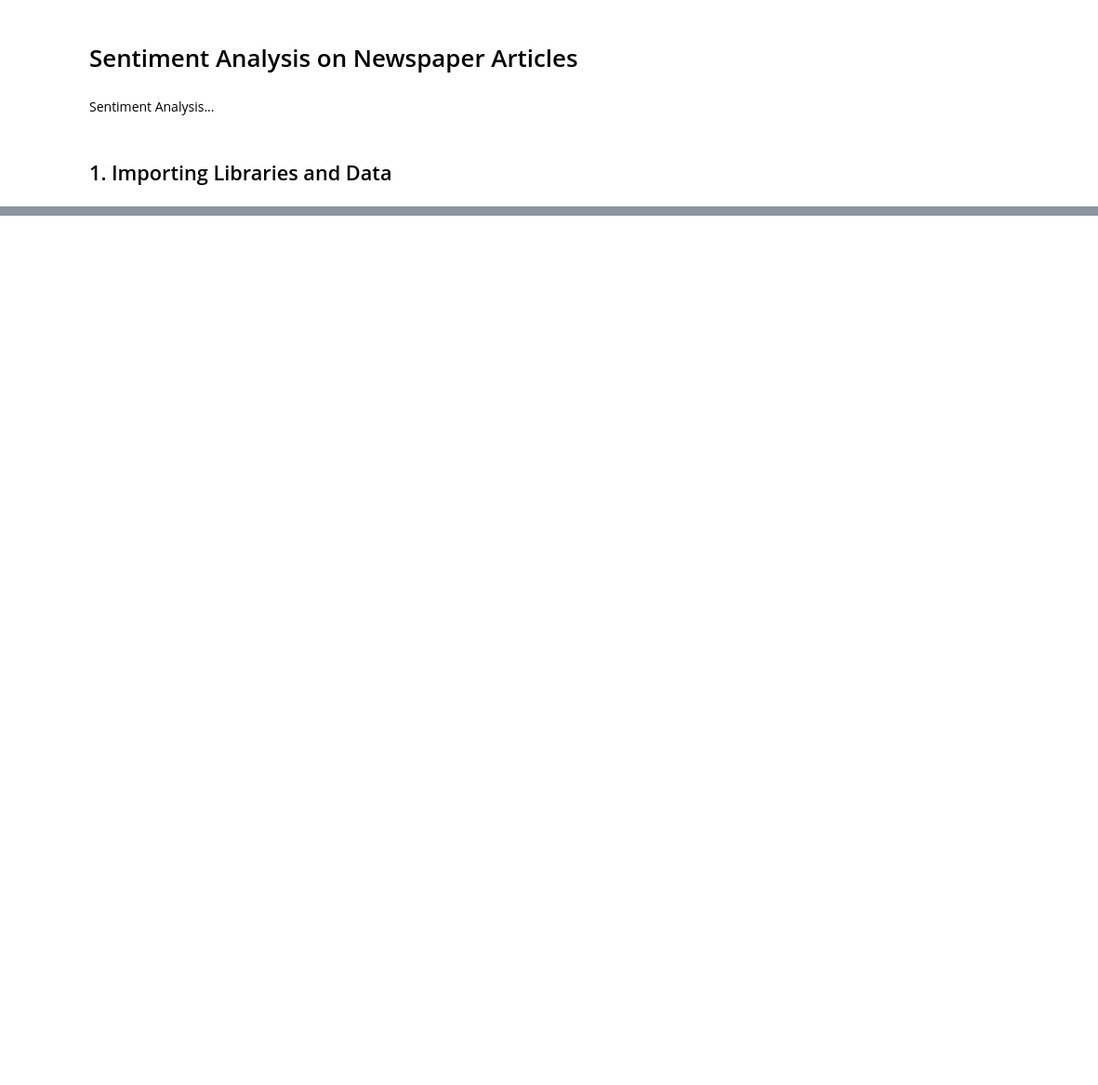
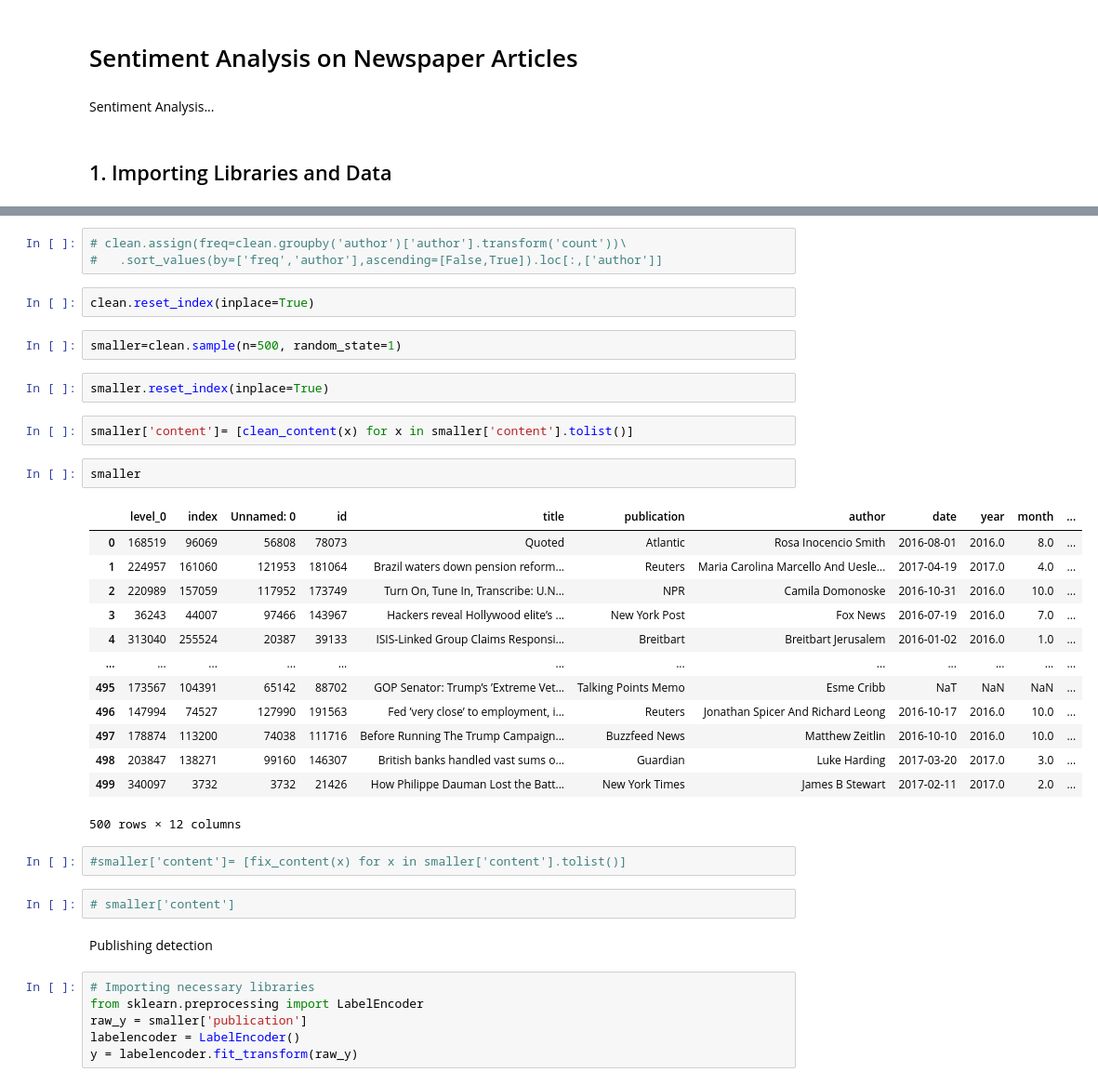
Before and after one commit to davidholcer/All-The-News-Sentiment-Analysis, a Jupyter notebook: Sentiment_Analysis.ipynb, the cells around one changed output, grey strips where cells are left out. Shown at 93% size. Saved outputs shown, nothing was run; the diff lists cells and outputs as text; blank space fills up the shorter version.

```diff
--- a/Sentiment_Analysis.ipynb
+++ b/Sentiment_Analysis.ipynb
@@ -46,0 +163,39 @@ df1.iloc[i,9]
+# %%
+# clean.assign(freq=clean.groupby('author')['author'].transform('count'))\
+#   .sort_values(by=['freq','author'],ascending=[False,True]).loc[:,['author']]
+# %%
+clean.reset_index(inplace=True)
+# %%
+smaller=clean.sample(n=500, random_state=1)
+# %%
+smaller.reset_index(inplace=True)
+# %%
+smaller['content']= [clean_content(x) for x in smaller['content'].tolist()]
+# %%
+smaller
+# %% [output]
+|  | level_0 | index | Unnamed: 0 | id | title | publication | author | date | year | month | ... |
+| 0 | 168519 | 96069 | 56808 | 78073 | Quoted | Atlantic | Rosa Inocencio Smith | 2016-08-01 | 2016.0 | 8.0 | ... |
+| 1 | 224957 | 161060 | 121953 | 181064 | Brazil waters down pension reform... | Reuters | Maria Carolina Marcello And Uesle... | 2017-04-19 | 2017.0 | 4.0 | ... |
+| 2 | 220989 | 157059 | 117952 | 173749 | Turn On, Tune In, Transcribe: U.N... | NPR | Camila Domonoske | 2016-10-31 | 2016.0 | 10.0 | ... |
+| 3 | 36243 | 44007 | 97466 | 143967 | Hackers reveal Hollywood elite’s ... | New York Post | Fox News | 2016-07-19 | 2016.0 | 7.0 | ... |
+| 4 | 313040 | 255524 | 20387 | 39133 | ISIS-Linked Group Claims Responsi... | Breitbart | Breitbart Jerusalem | 2016-01-02 | 2016.0 | 1.0 | ... |
+| ... | ... | ... | ... | ... | ... | ... | ... | ... | ... | ... | ... |
+| 495 | 173567 | 104391 | 65142 | 88702 | GOP Senator: Trump’s ’Extreme Vet... | Talking Points Memo | Esme Cribb | NaT | NaN | NaN | ... |
+| 496 | 147994 | 74527 | 127990 | 191563 | Fed ’very close’ to employment, i... | Reuters | Jonathan Spicer And Richard Leong | 2016-10-17 | 2016.0 | 10.0 | ... |
+| 497 | 178874 | 113200 | 74038 | 111716 | Before Running The Trump Campaign... | Buzzfeed News | Matthew Zeitlin | 2016-10-10 | 2016.0 | 10.0 | ... |
+| 498 | 203847 | 138271 | 99160 | 146307 | British banks handled vast sums o... | Guardian | Luke Harding | 2017-03-20 | 2017.0 | 3.0 | ... |
+| 499 | 340097 | 3732 | 3732 | 21426 | How Philippe Dauman Lost the Batt... | New York Times | James B Stewart | 2017-02-11 | 2017.0 | 2.0 | ... |
+500 rows × 12 columns
+# %%
+#smaller['content']= [fix_content(x) for x in smaller['content'].tolist()]
+# %%
+# smaller['content']
+# %% [markdown]
+Publishing detection
+# %%
+# Importing necessary libraries
+from sklearn.preprocessing import LabelEncoder
+raw_y = smaller['publication']
+labelencoder = LabelEncoder()
+y = labelencoder.fit_transform(raw_y)
```
Also changed, not shown: parts of 62 cells of this notebook.
